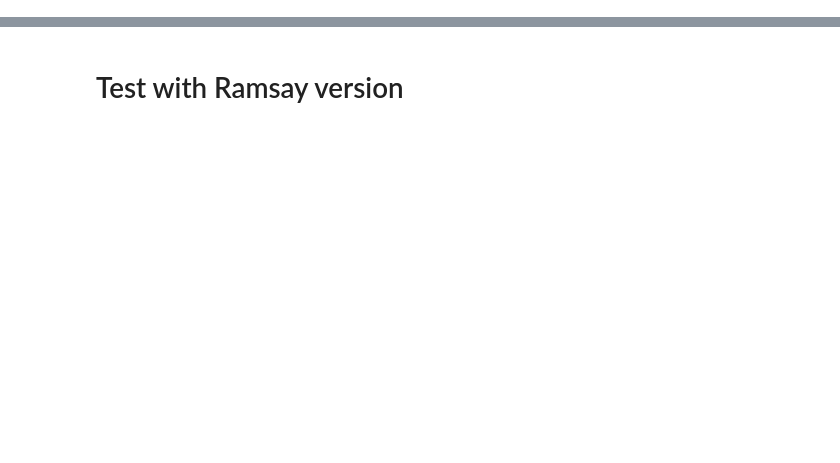
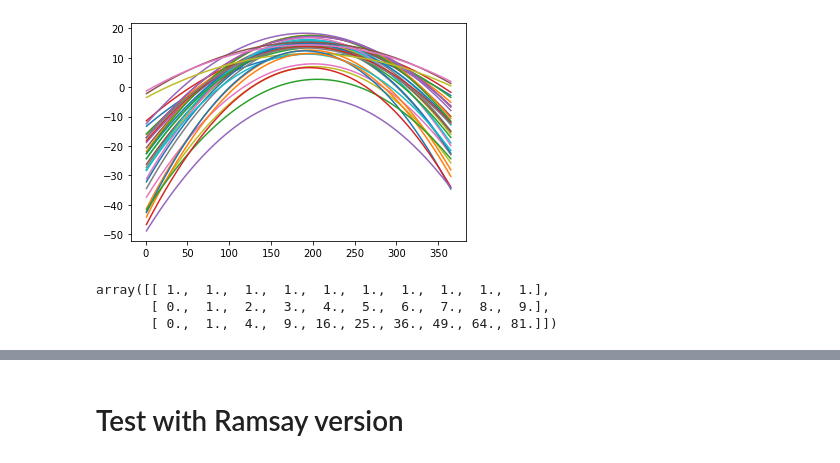
Before and after one commit to GAA-UAM/scikit-fda, a Jupyter notebook: skfda/exploratory/fpca/test.ipynb, the cells around one changed output, grey strips where cells are left out. Cells and saved outputs as stored; diff of their text form; code cells hidden in the pictures; blank space fills up the shorter version.

```diff
--- a/skfda/exploratory/fpca/test.ipynb
+++ b/skfda/exploratory/fpca/test.ipynb
@@ -9,0 +158,16 @@ from sklearn.decomposition import PCA
+# %%
+fd_data = fetch_weather_temp_only()
+# fd_data = FDataGrid(np.squeeze(fd_data.data_matrix), np.arange(0.5, 365, 1))
+basis = skfda.representation.basis.Monomial(n_basis=3)
+fd_basis = fd_data.to_basis(basis)
+# %%
+fd_basis.plot()
+pyplot.show()
+# %% [output]
+[figure, added]
+# %%
+basis.evaluate(list(range(10)))
+# %% [output]
+array([[ 1.,  1.,  1.,  1.,  1.,  1.,  1.,  1.,  1.,  1.],
+       [ 0.,  1.,  2.,  3.,  4.,  5.,  6.,  7.,  8.,  9.],
+       [ 0.,  1.,  4.,  9., 16., 25., 36., 49., 64., 81.]])
```
Also changed, not shown: parts of 32 cells of this notebook, 3 other files.
